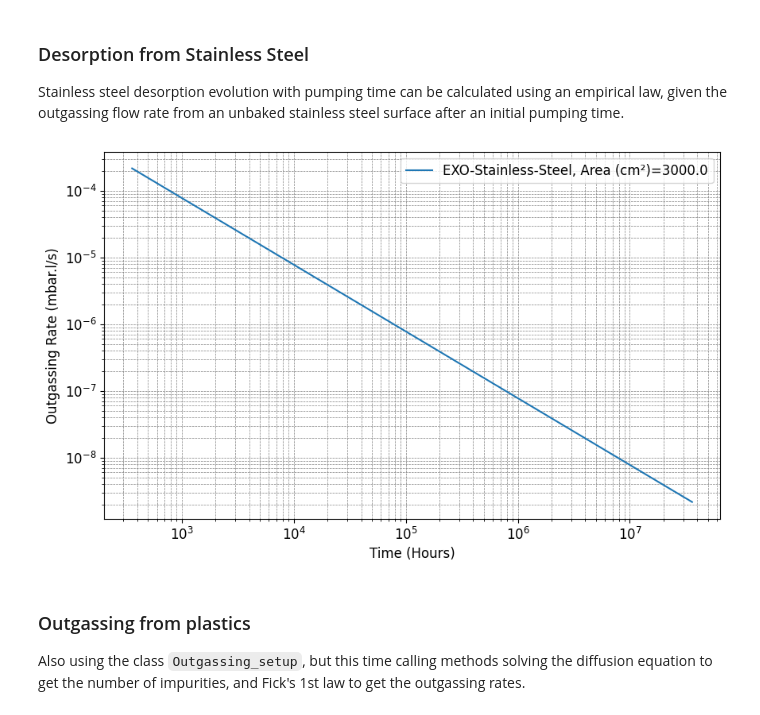
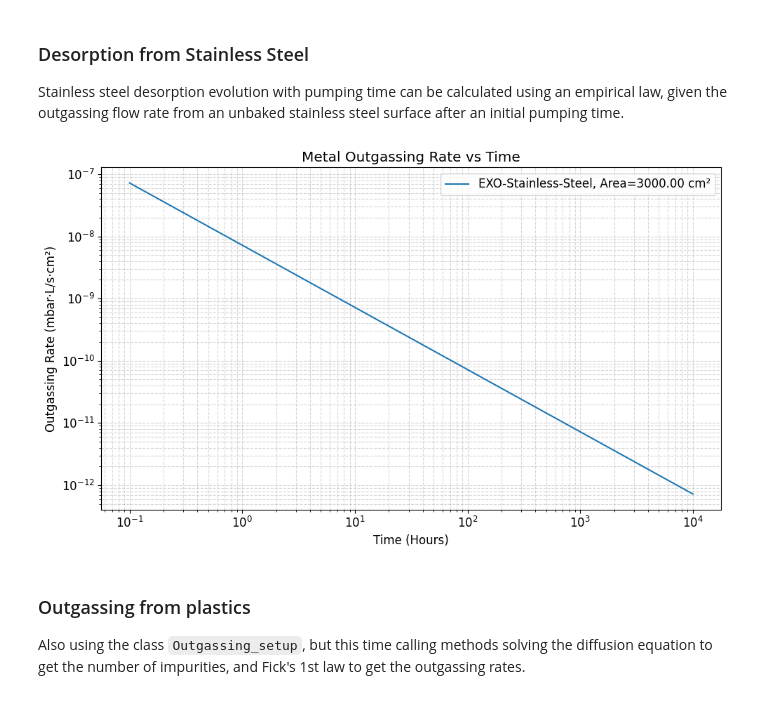
Before and after one commit to nEXO-collaboration/Impurity-Model, a Jupyter notebook: Impurities_models.ipynb, the cells around one changed output. Drawn from its saved outputs; the diff is of its cells as text; code cells hidden in the pictures.

```diff
--- a/Impurities_models.ipynb
+++ b/Impurities_models.ipynb
@@ -27,24 +27,23 @@ Stainless steel desorption evolution with pumping time can be calculated using a
 # %%
 # Create the setup
 exo_200_steel = tc.OutgassingSetup(
-    setup="EXO-200",
+    name="EXO-200",
     material="Stainless-Steel",
     solute="Oxygen",
     version="EXO-Stainless-Steel",
 )
 
 # Plot the outgassing rate
-fig = tc.plot_outgassing_rate(
-    setup=exo_200_steel,
+fig = tc.plot_metals(
+    setups=exo_200_steel,
     time_range=(1e-1, 1e4),
     time_scale="Hours",
-    unbaked_flow_rate=1e-8,
-    initial_pumped_time=2600,
+    unbaked_flow_rates=1e-8,
+    initial_pumped_times=2600,
 )
-
 plt.show()
 # %% [output]
-[figure, old version]
+[figure, new version]
 # %% [markdown]
 ### Outgassing from plastics
 
```
Also changed, not shown: parts of 7 cells of this notebook, 12 other files.
